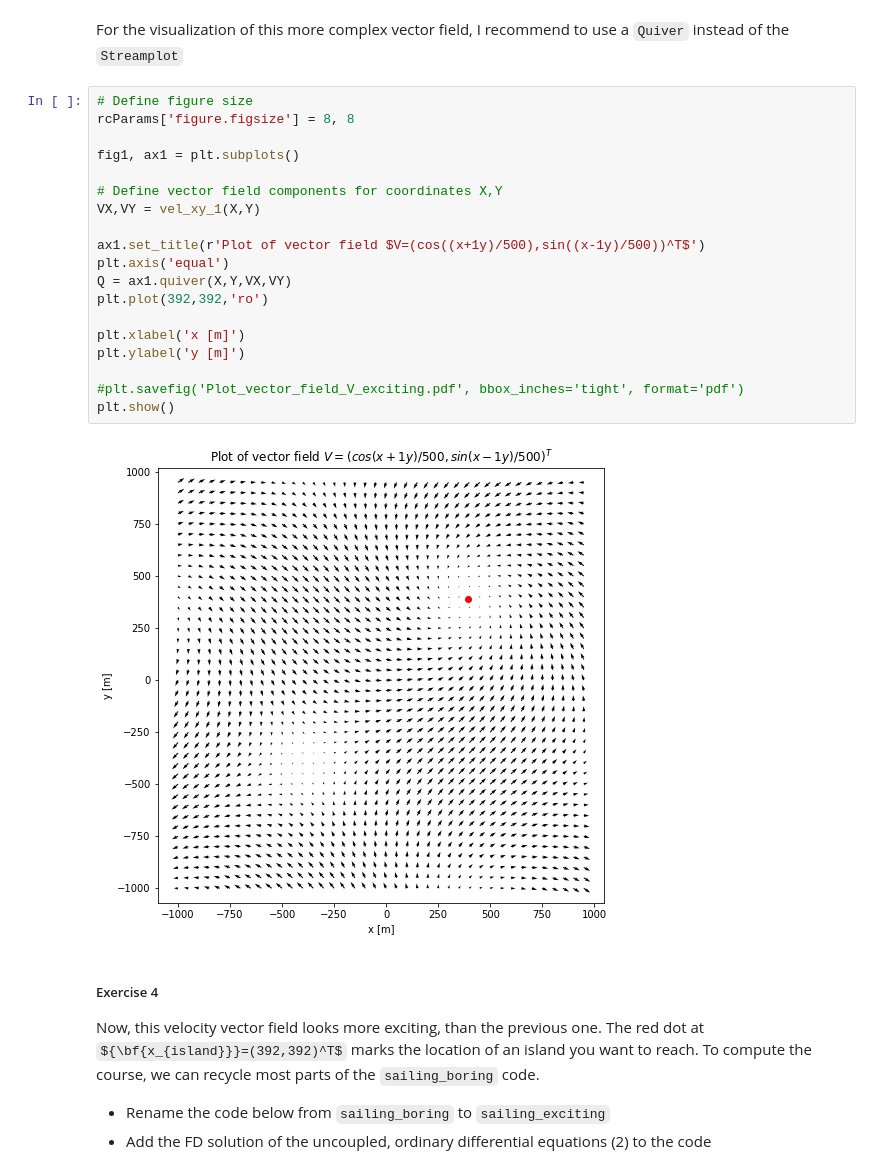
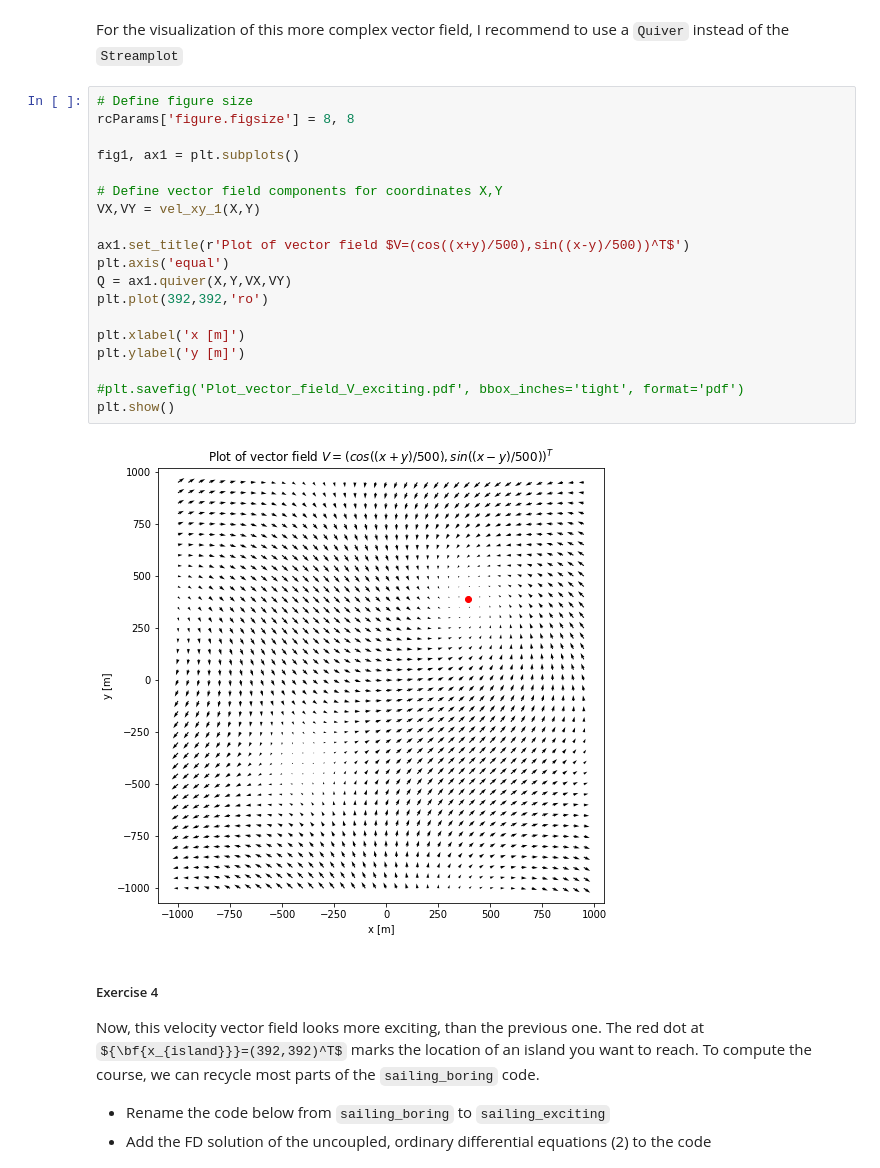
Before and after one commit to daniel-koehn/Differential-equations-earth-system, a Jupyter notebook: 02_finite_difference_intro/3_fd_ODE_example_sailing_wo_wind.ipynb, the cells around one changed output. Drawn from its saved outputs; the diff is of its cells as text; some formulas as TeX source.

```diff
--- a/02_finite_difference_intro/3_fd_ODE_example_sailing_wo_wind.ipynb
+++ b/02_finite_difference_intro/3_fd_ODE_example_sailing_wo_wind.ipynb
@@ -229,24 +229,24 @@ For the visualization of this more complex vector field, I recommend to use a `Q
 # %%
 # Define figure size
 rcParams['figure.figsize'] = 8, 8
 
 fig1, ax1 = plt.subplots()
 
 # Define vector field components for coordinates X,Y
 VX,VY = vel_xy_1(X,Y)
 
-ax1.set_title(r'Plot of vector field $V=(cos((x+1y)/500),sin((x-1y)/500))^T$')
+ax1.set_title(r'Plot of vector field $V=(cos((x+y)/500),sin((x-y)/500))^T$')
 plt.axis('equal')
 Q = ax1.quiver(X,Y,VX,VY)
 plt.plot(392,392,'ro')
 
 plt.xlabel('x [m]')
 plt.ylabel('y [m]')
 
 #plt.savefig('Plot_vector_field_V_exciting.pdf', bbox_inches='tight', format='pdf')
 plt.show()
 # %% [output]
-[figure, old version]
+[figure, new version]
 # %% [markdown]
 ##### Exercise 4
 
```
Also changed, not shown: parts of 3 cells of this notebook, 4 other files.
